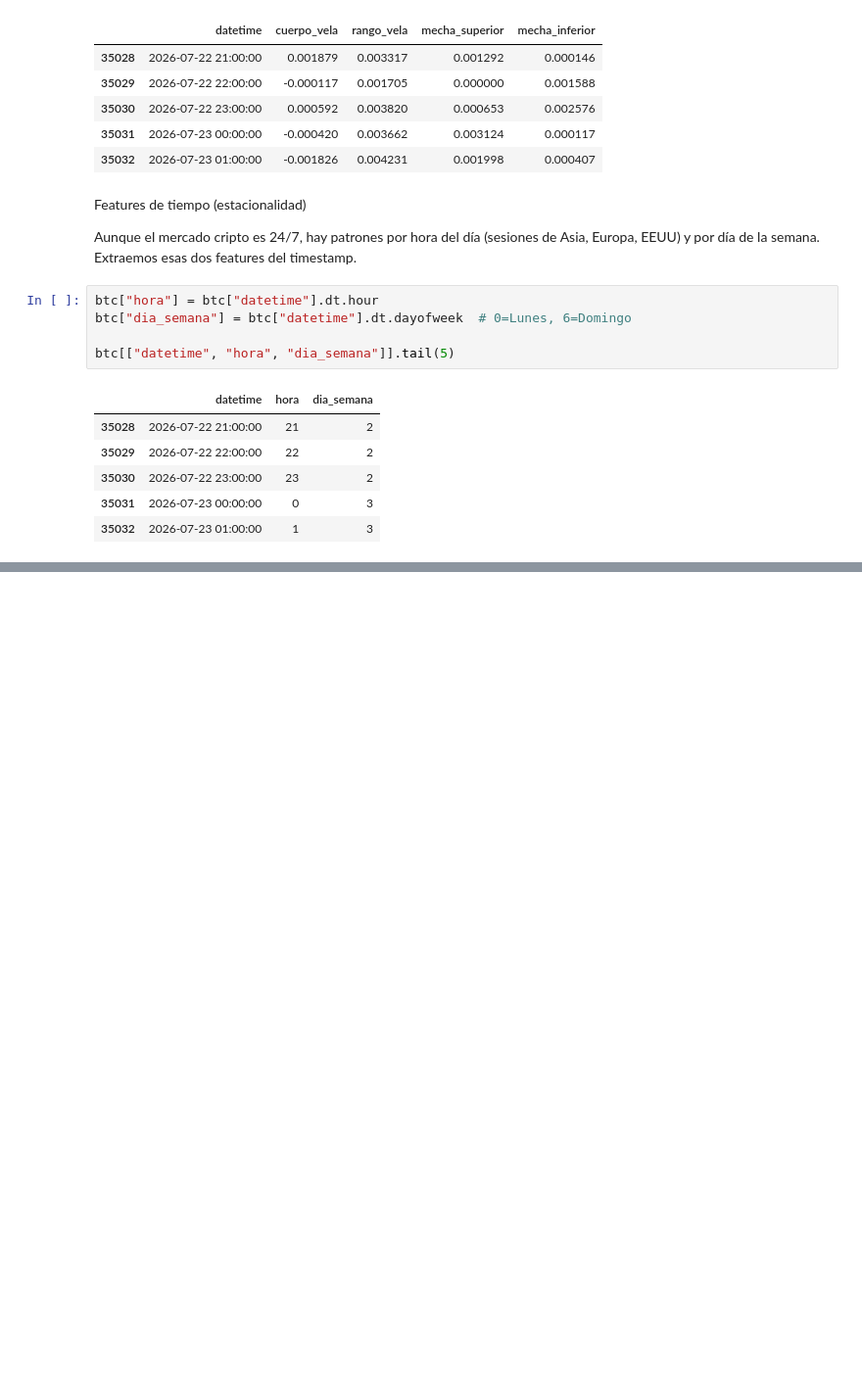
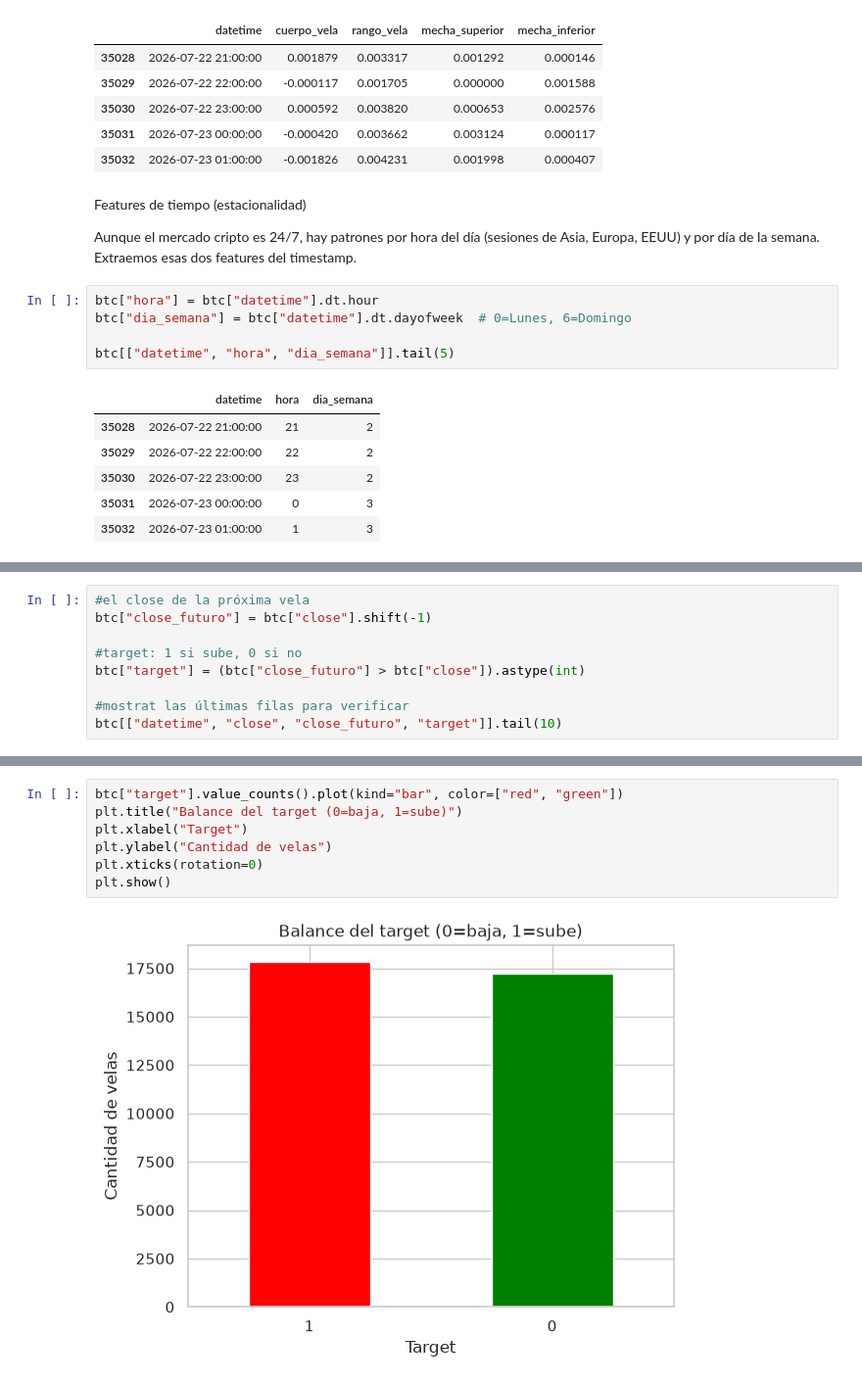
Before and after one commit to JJBP55/Machine-Learning-Project, a Jupyter notebook: src/explore.ipynb, the cells around one changed output, grey strips where cells are left out. Shown at 98% size. Drawn from its saved outputs; the diff is of its cells as text; blank space fills up the shorter version.

```diff
--- a/src/explore.ipynb
+++ b/src/explore.ipynb
@@ -798,0 +837,9 @@ btc[["datetime", "hora", "dia_semana"]].tail(5)
+# %%
+#el close de la próxima vela
+btc["close_futuro"] = btc["close"].shift(-1)
+
+#target: 1 si sube, 0 si no
+btc["target"] = (btc["close_futuro"] > btc["close"]).astype(int)
+
+#mostrat las últimas filas para verificar
+btc[["datetime", "close", "close_futuro", "target"]].tail(10)
@@ -798,0 +883,9 @@ btc[["datetime", "hora", "dia_semana"]].tail(5)
+# %%
+btc["target"].value_counts().plot(kind="bar", color=["red", "green"])
+plt.title("Balance del target (0=baja, 1=sube)")
+plt.xlabel("Target")
+plt.ylabel("Cantidad de velas")
+plt.xticks(rotation=0)
+plt.show()
+# %% [output]
+[figure, added]
```
Also changed, not shown: parts of 8 cells of this notebook.
